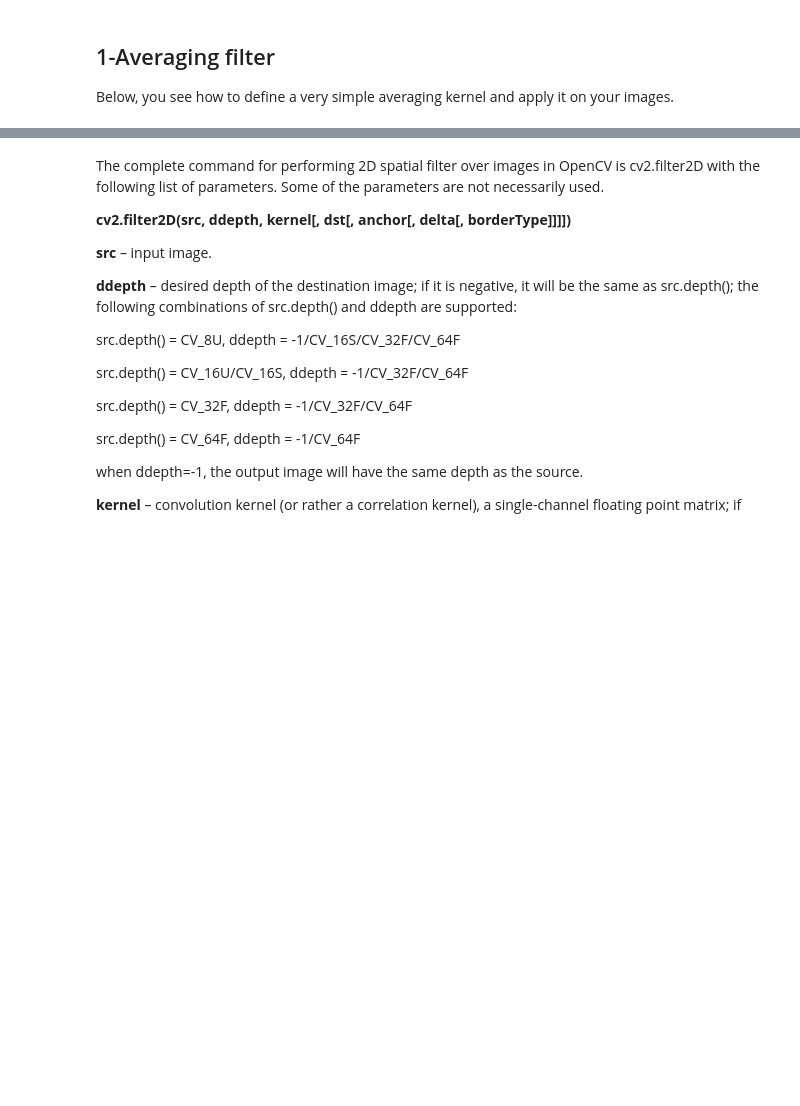
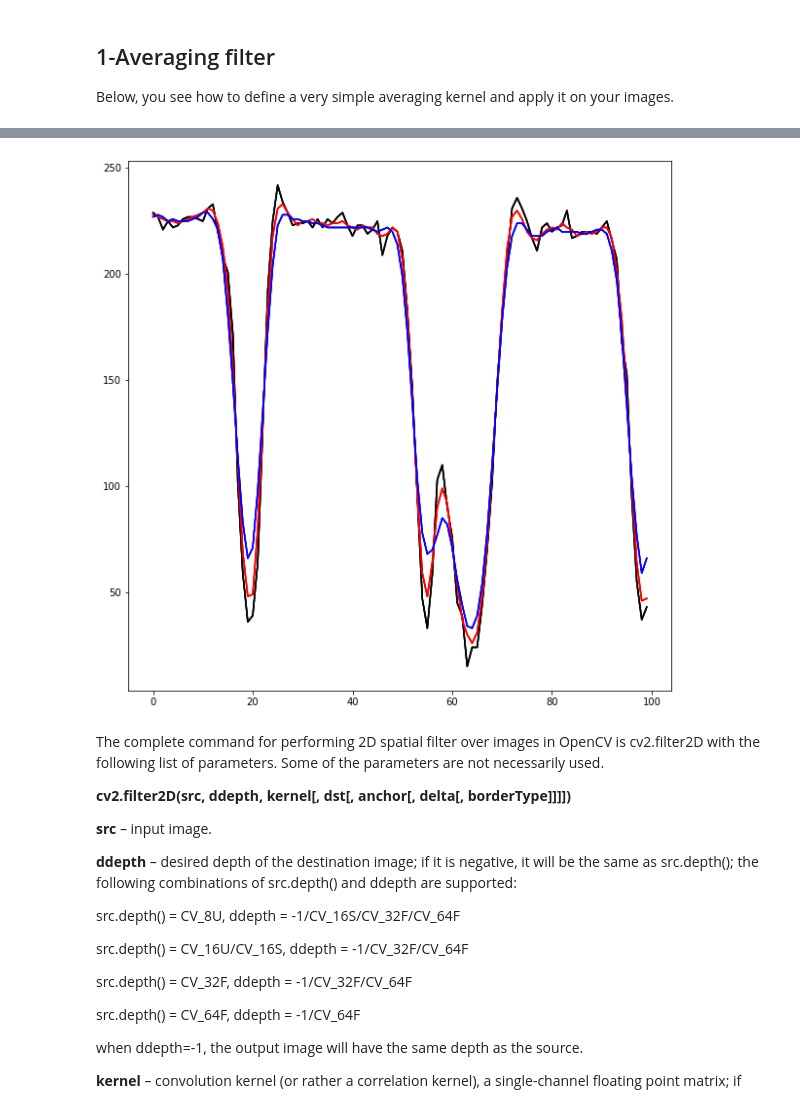
Before and after one commit to Seyed-Ali-Ahmadi/Digital-Image-Processing, a Jupyter notebook: DIP_course_7th_session_Spatial_Filtering_.ipynb, the cells around one changed output, grey strips where cells are left out. Cells and saved outputs as stored; diff of their text form; code cells hidden in the pictures; blank space fills up the shorter version.

```diff
--- a/DIP_course_7th_session_Spatial_Filtering_.ipynb
+++ b/DIP_course_7th_session_Spatial_Filtering_.ipynb
@@ -62,3 +82,11 @@ plt.show()
+# %%
+plt.figure(figsize=(10, 10))
+plt.plot(ref[210, 300:400], 'k', label='reference')
+plt.plot(filtered_3[210, 300:400], 'r', label='3*3 kernel')
+plt.plot(filtered_5[210, 300:400], 'b', label='5*5 kernel')
+plt.show()
+# %% [output]
+[figure, added]
 # %% [markdown]
 The complete command for performing 2D spatial filter over images in OpenCV is cv2.filter2D with the following list of parameters. Some of the parameters are not necessarily used.
 
```
Also changed, not shown: parts of 9 cells of this notebook.
